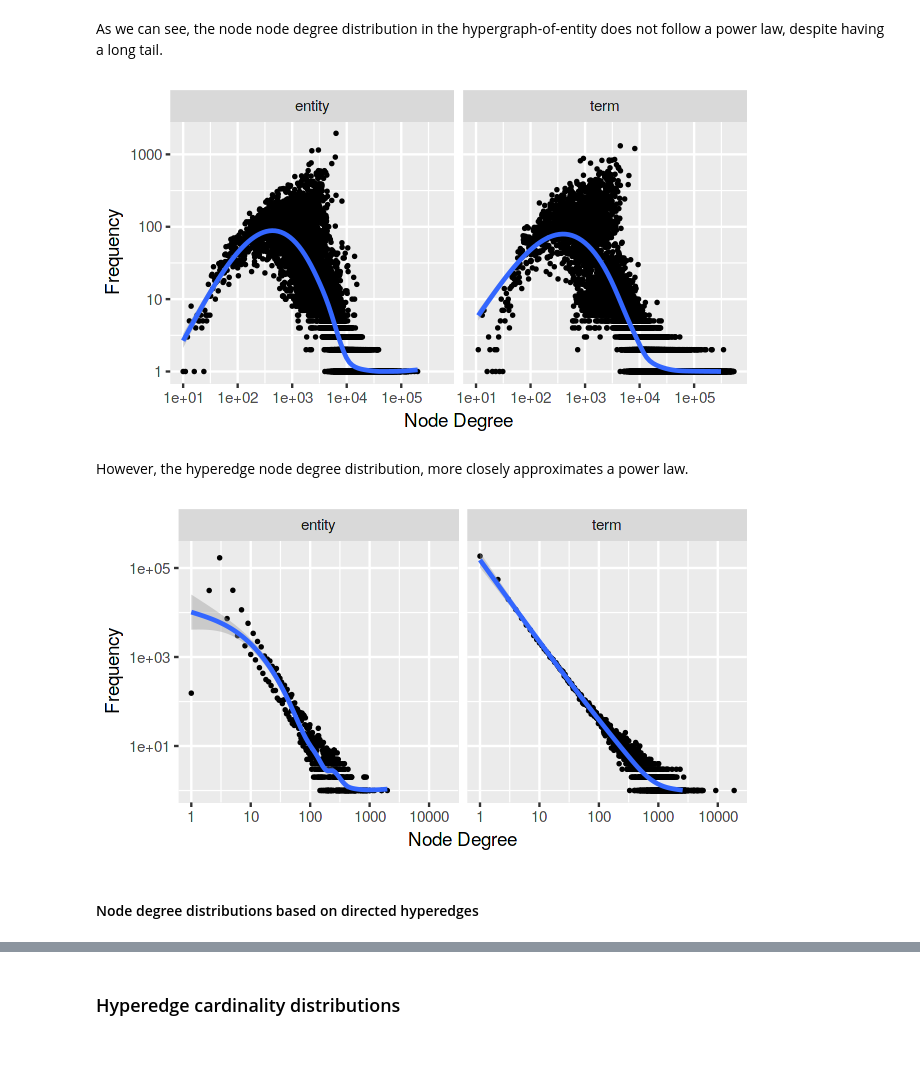
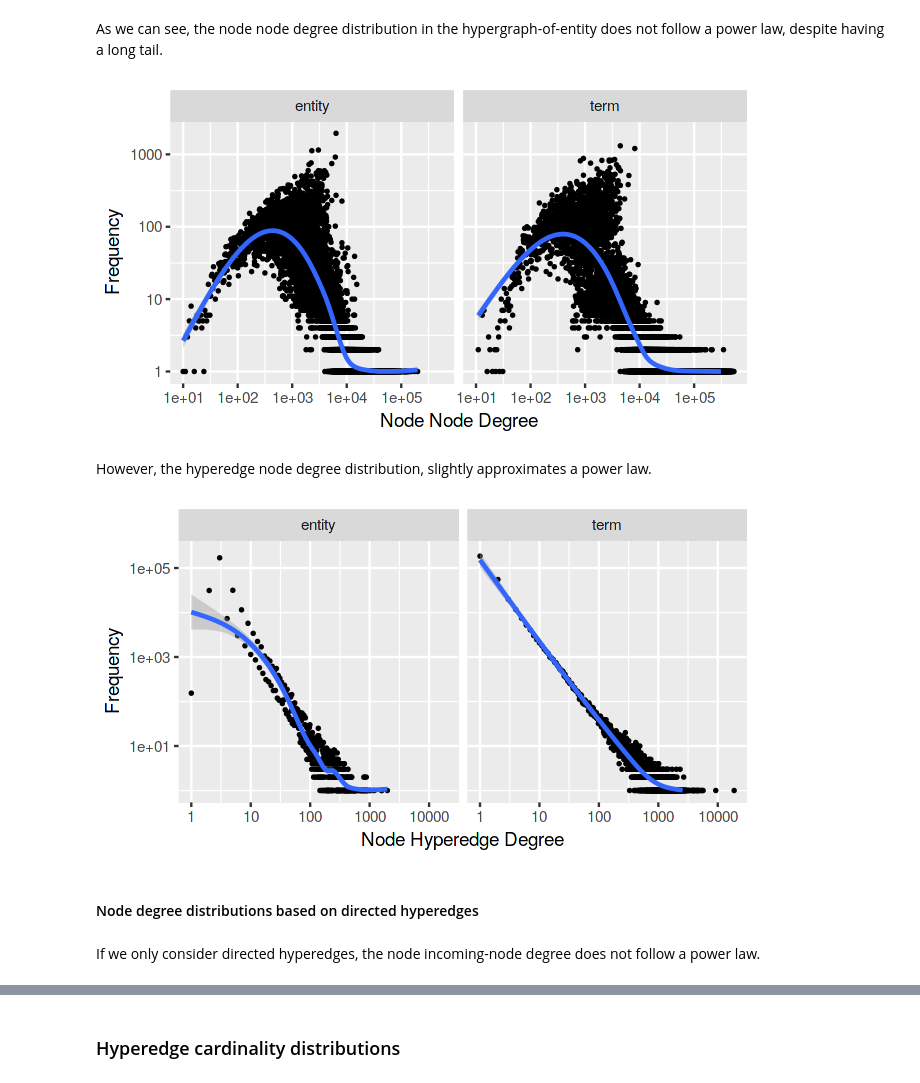
Before and after one commit to feup-infolab/army-ant, a Jupyter notebook: notebooks/hypergraph_of_entity/hypergraph_of_entity.ipynb, the cells around one changed output, grey strips where cells are left out. Drawn from its saved outputs; the diff is of its cells as text; code cells hidden in the pictures; blank space fills up the shorter version.

```diff
--- a/notebooks/hypergraph_of_entity/hypergraph_of_entity.ipynb
+++ b/notebooks/hypergraph_of_entity/hypergraph_of_entity.ipynb
@@ -132,17 +131,21 @@ plot_degree_per_type <- function(data, label, name="degree") {
 As we can see, the node node degree distribution in the hypergraph-of-entity does not follow a power law, despite having a long tail.
 # %%
 options(repr.plot.width=5.5, repr.plot.height=3)
-plot_degree_per_type(node_degree, "Node Degree", "v_degree") + stat_smooth(method = "gam", formula = y ~ s(x, bs = "cs"))
+plot_degree_per_type(node_degree, "Node Node Degree", "v_degree") +
+    stat_smooth(method = "gam", formula = y ~ s(x, bs = "cs"))
 # %% [output]
-[figure, old version]
+[figure, new version]
 # %% [markdown]
-However, the hyperedge node degree distribution, more closely approximates a power law.
+However, the hyperedge node degree distribution, slightly approximates a power law.
 # %%
 options(repr.plot.width=5.5, repr.plot.height=3)
-plot_degree_per_type(node_degree, "Node Degree", "e_degree") + stat_smooth(method = "gam", formula = y ~ s(x, bs = "cs"))
+plot_degree_per_type(node_degree, "Node Hyperedge Degree", "e_degree") +
+    stat_smooth(method = "gam", formula = y ~ s(x, bs = "cs"))
 # %% [output]
-[figure, old version]
+[figure, new version]
 # %% [markdown]
 #### Node degree distributions based on directed hyperedges
+# %% [markdown]
+If we only consider directed hyperedges, the node incoming-node degree does not follow a power law.
 # %%
 options(repr.plot.width=3, repr.plot.height=3)
```
Also changed, not shown: parts of 26 cells of this notebook.
